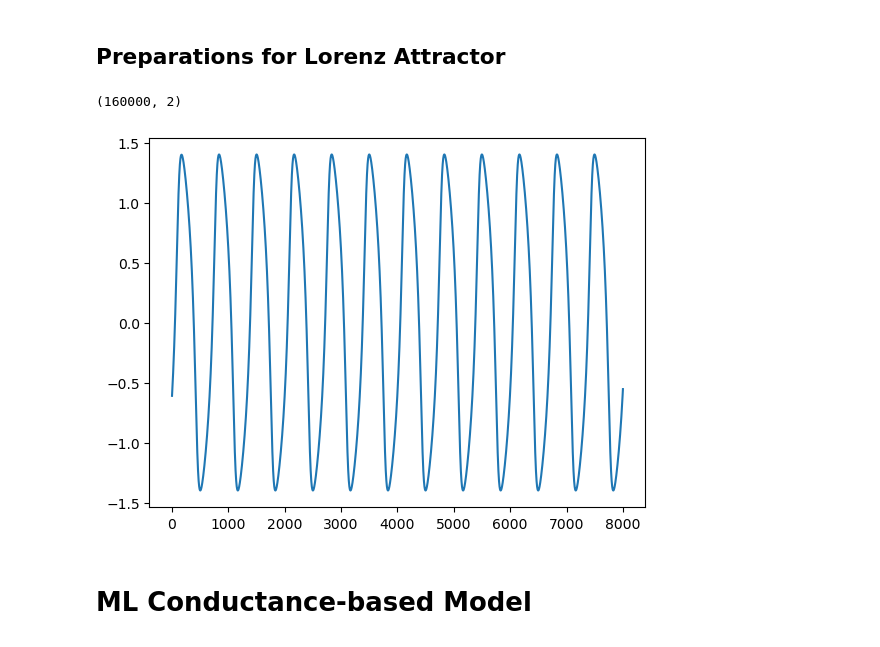
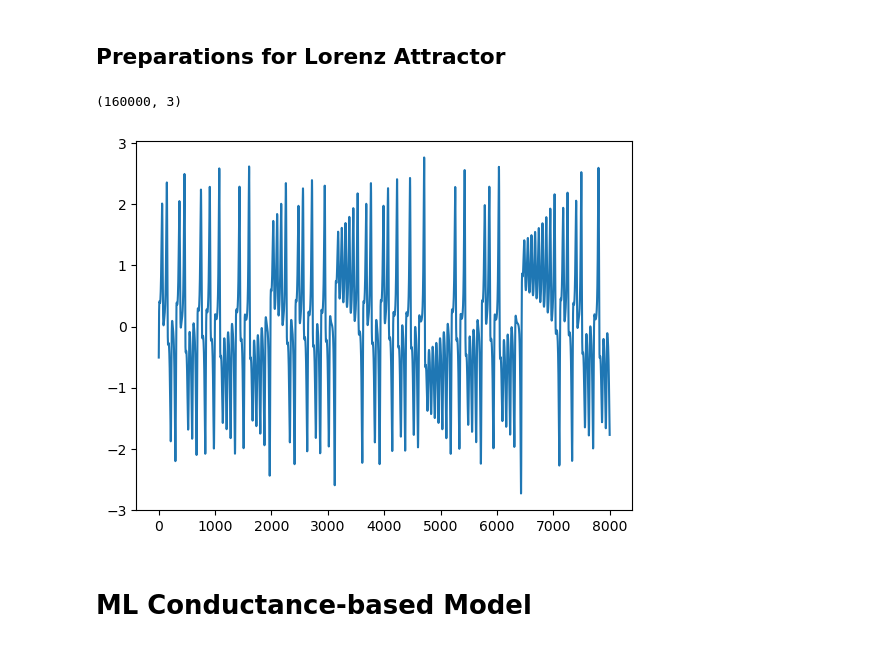
Before and after one commit to themahani/ml_force_research, a Jupyter notebook: morris_lecar/test_force copy.ipynb, the cells around one changed output. Drawn from its saved outputs; the diff is of its cells as text; code cells hidden in the pictures.

```diff
--- a/morris_lecar/test_force copy.ipynb
+++ b/morris_lecar/test_force copy.ipynb
@@ -28,19 +29,20 @@ T = 8000
 dt = 5e-2
 t = np.arange(0, T, dt)
 nt = t.size
-x = VanDerPol(T, dt, mu=1, tau=.01).generate(transient_time=500.0)
+# x = VanDerPol(T, dt, mu=1, tau=.02).generate(transient_time=500.0)
+x = LorenzAttractor(T, dt, tau=.01).generate(transient_time=500.0)
 
 x = x.T
 # sup = minmax_transform(x, zero_mean=True)
 sup = z_transform(x)
 print(sup.shape)
 # %% [output]
-(160000, 2)
+(160000, 3)
 # %%
-plt.plot(t, sup[:, 0])
+plt.plot(t, sup[:, 1])
 plt.show()
 # %% [output]
-[figure, old version]
+[figure, new version]
 # %% [markdown]
 # ML Conductance-based Model
 # %%
```
Also changed, not shown: parts of 13 cells of this notebook.
